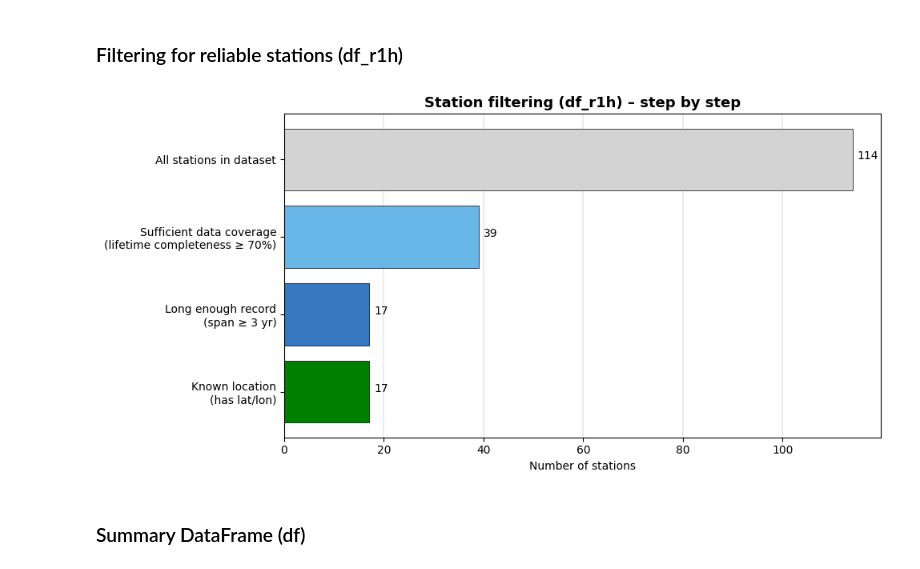
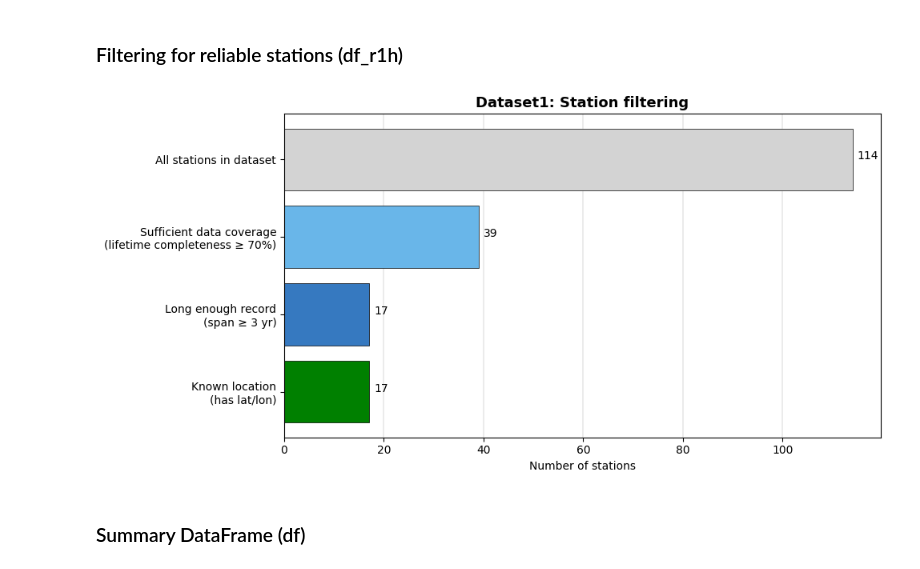
Before and after one commit to pongsakorn-onnim/rainfall_threshold_songkla, a Jupyter notebook: 01_exploratory_data_analysis.ipynb, the cells around one changed output. Drawn from its saved outputs; the diff is of its cells as text; code cells hidden in the pictures.

```diff
--- a/01_exploratory_data_analysis.ipynb
+++ b/01_exploratory_data_analysis.ipynb
@@ -529,26 +529,26 @@ r1h_counts = [len(r1h_qualified),
 # %%
 colors = ['green', "#3679c0", "#69b6e9", 'lightgrey']
 
 fig, ax = plt.subplots(figsize=(10, 5))
 
 bars = ax.barh(r1h_labels, r1h_counts, color=colors, edgecolor='black', linewidth=0.5)        # ax.barh plots from bottom to top
 
 for bar in bars:
     width = bar.get_width()
     y = bar.get_y() + bar.get_height() / 2
     ax.text(width + 1, y, str(width))
 
 ax.set_xticks(range(0, max(r1h_counts)+1, 20))
 ax.xaxis.grid(True, linewidth=0.35)
 
-ax.set_title('Station filtering (df_r1h) – step by step', fontweight='bold', fontsize=13)
+ax.set_title('Dataset1: Station filtering', fontweight='bold', fontsize=13)
 ax.set_xlabel('Number of stations')
 ax.set_axisbelow(True)
 
 plt.tight_layout()
 plt.show()
 # %% [output]
-[figure, old version]
+[figure, new version]
 # %% [markdown]
 ### Summary DataFrame (df)
 # %%
```
Also changed, not shown: parts of 8 cells of this notebook.
